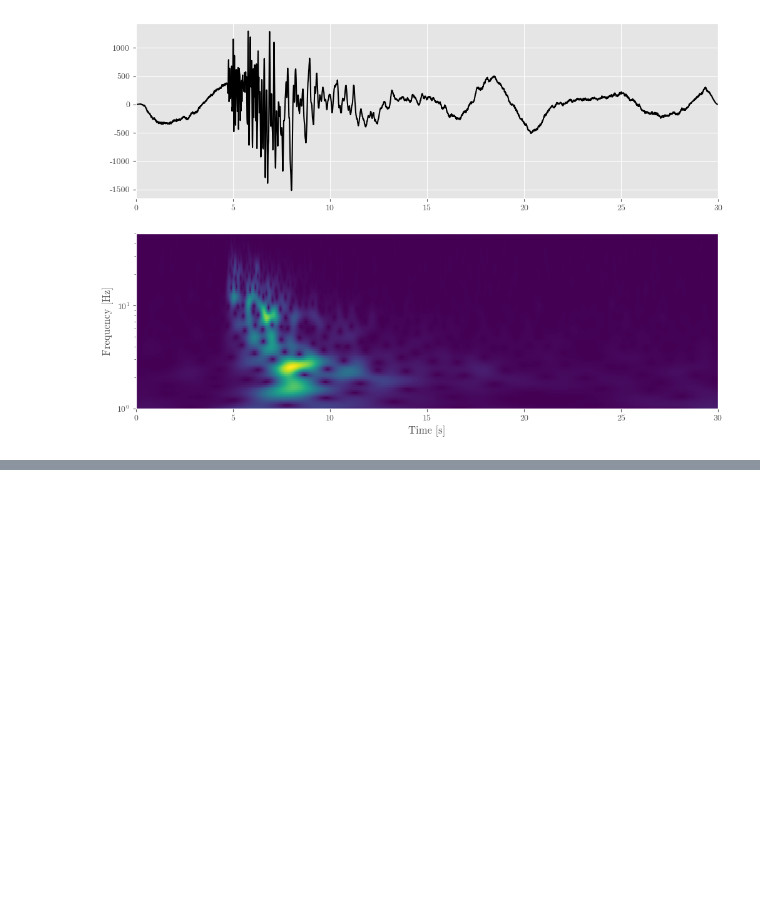
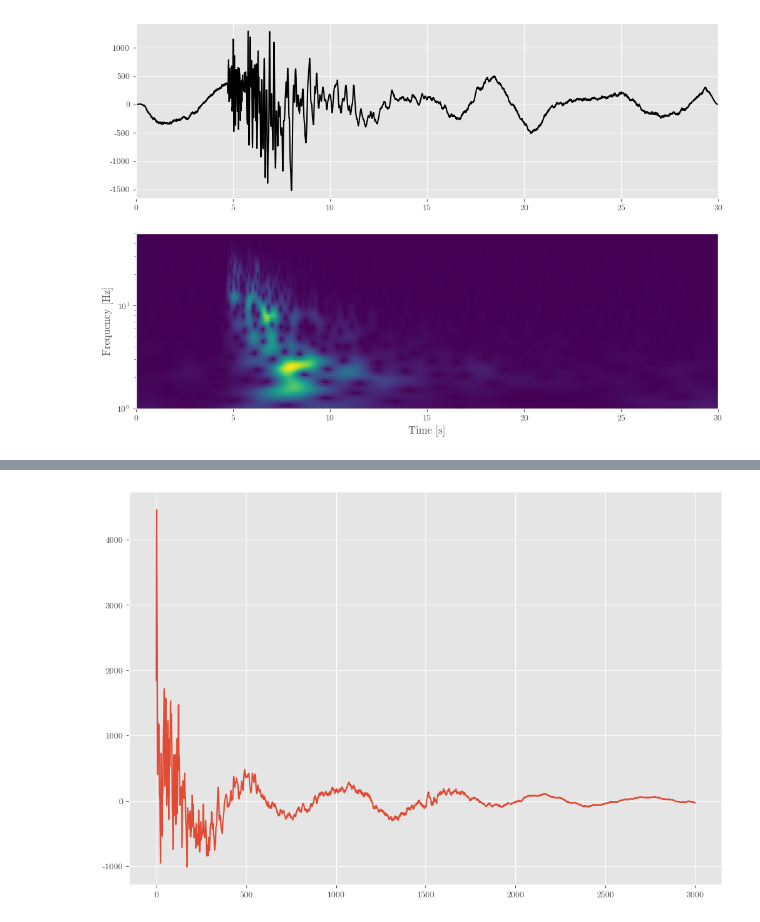
Before and after one commit to sssfeather/exerc, a Jupyter notebook: ipynb/ex_07_waveform_transform.ipynb, the cells around one changed output, grey strips where cells are left out. Cells and saved outputs as stored; diff of their text form; code cells hidden in the pictures; blank space fills up the shorter version.

```diff
--- a/ipynb/ex_07_waveform_transform.ipynb
+++ b/ipynb/ex_07_waveform_transform.ipynb
@@ -178,0 +191,13 @@ plt.show()
+# %%
+# 计算实数序列的最小相位
+n = len(tr.data)
+odd = n % 2
+window = np.concatenate(([1.0], 2.0*np.ones(int((n+odd)/2-1)),
+                            np.ones(1-odd), np.zeros(int((n+odd)/2-1))))
+
+m = np.fft.ifft(np.exp(np.fft.fft(window*ceps))).real
+
+plt.plot(m)
+plt.show()
+# %% [output]
+[figure, added]
```
Also changed, not shown: parts of 4 cells of this notebook.
